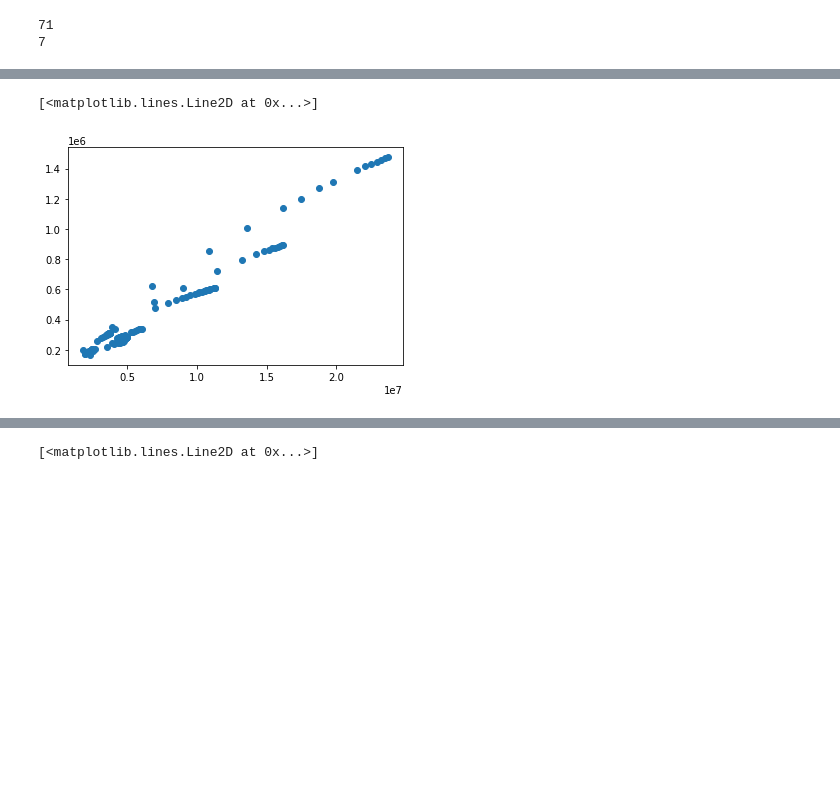
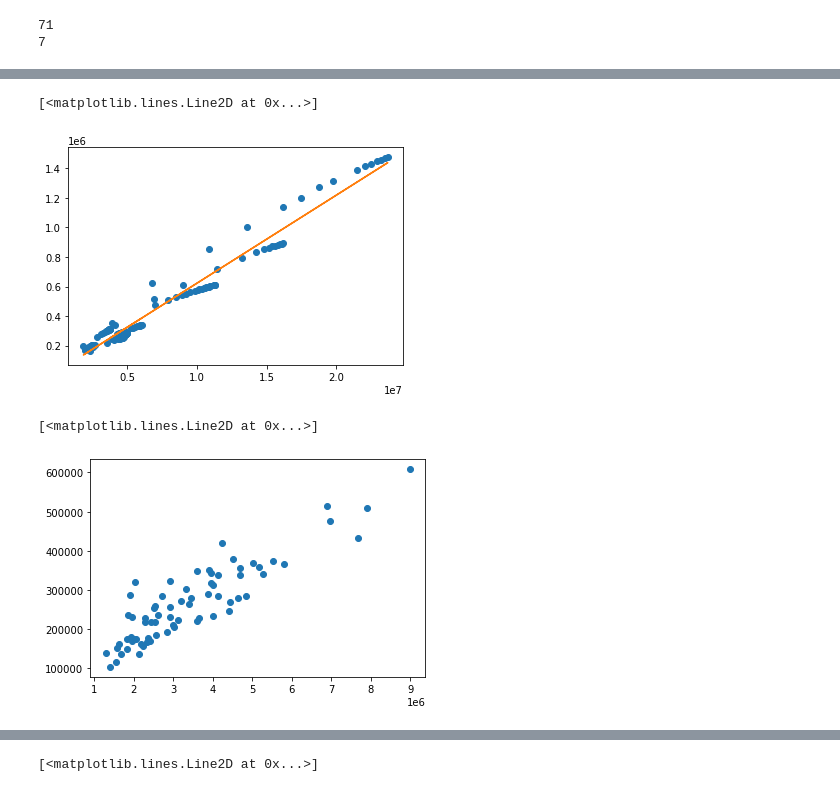
Before and after one commit to evabelc/Esej-1---MS, a Jupyter notebook: Prvi Esej.ipynb, the cells around one changed output, grey strips where cells are left out. Drawn from its saved outputs; the diff is of its cells as text; code cells hidden in the pictures; blank space fills up the shorter version.

```diff
--- a/Prvi Esej.ipynb
+++ b/Prvi Esej.ipynb
@@ -108,3 +107,9 @@ print(sum(podaciFR['channel_title']=='T-Series'))
 # %% [output]
 71
 7
+# %%
+import numpy as np
+podaciGB.loc[podaciGB['channel_title'] == 'PewDiePie','views']
+xGB = podaciGB.loc[podaciGB['channel_title'] == 'PewDiePie','views']
+yGB = podaciGB.loc[podaciGB['channel_title'] == 'PewDiePie','likes']
+plt.plot(xGB, yGB, 'o')
@@ -111,8 +119,15 @@ print(sum(podaciFR['channel_title']=='T-Series'))
+# %%
+plt.plot(xGB, yGB, 'o')
+kGB, lGB= np.polyfit(xGB, yGB, 1)
+plt.plot(xGB, kGB*xGB + lGB)
+# %% [output]
+[<matplotlib.lines.Line2D at 0x...>]
+[figure, added]
 # %%
-podaciGB.loc[podaciGB['channel_title'] == 'PewDiePie','views']
-x = podaciGB.loc[podaciGB['channel_title'] == 'PewDiePie','views']
-y = podaciGB.loc[podaciGB['channel_title'] == 'PewDiePie','likes']
-plt.plot(x,y, 'o')
+podaciFR.loc[podaciFR['channel_title'] == 'PewDiePie','views']
+xFR = podaciFR.loc[podaciFR['channel_title'] == 'PewDiePie','views']
+yFR = podaciFR.loc[podaciFR['channel_title'] == 'PewDiePie','likes']
+plt.plot(xFR,yFR, 'o')
 # %% [output]
 [<matplotlib.lines.Line2D at 0x...>]
-[figure, old version]
+[figure, new version]
```
Also changed, not shown: parts of 11 cells of this notebook.
